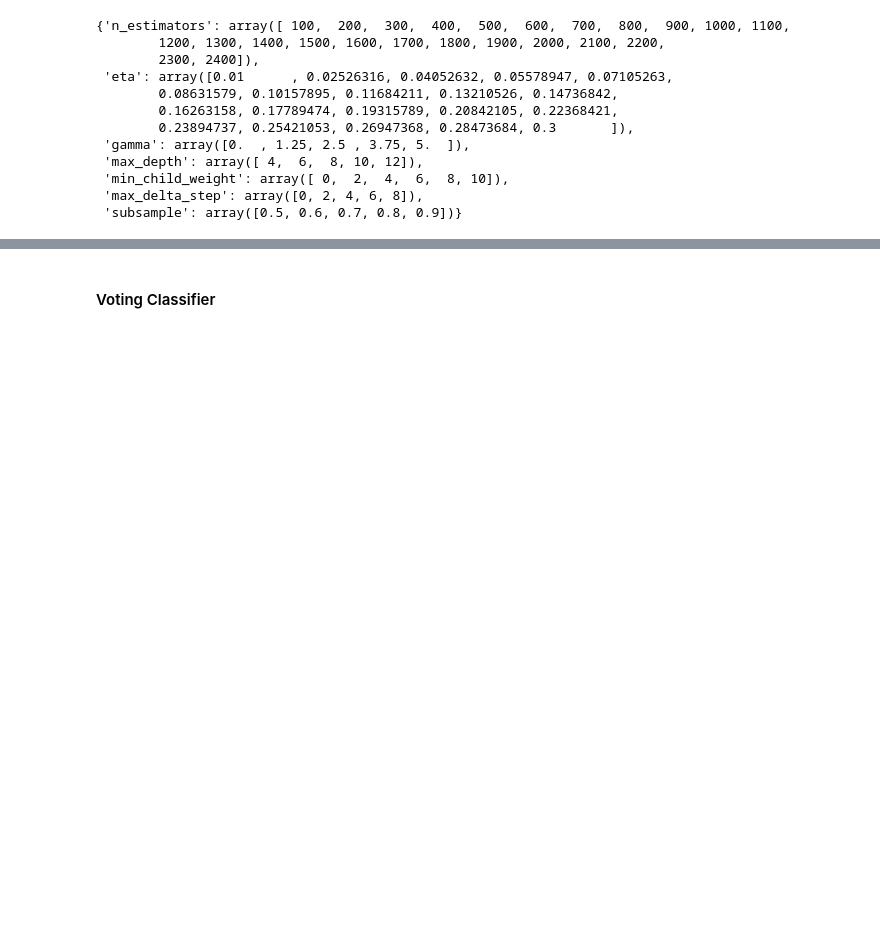
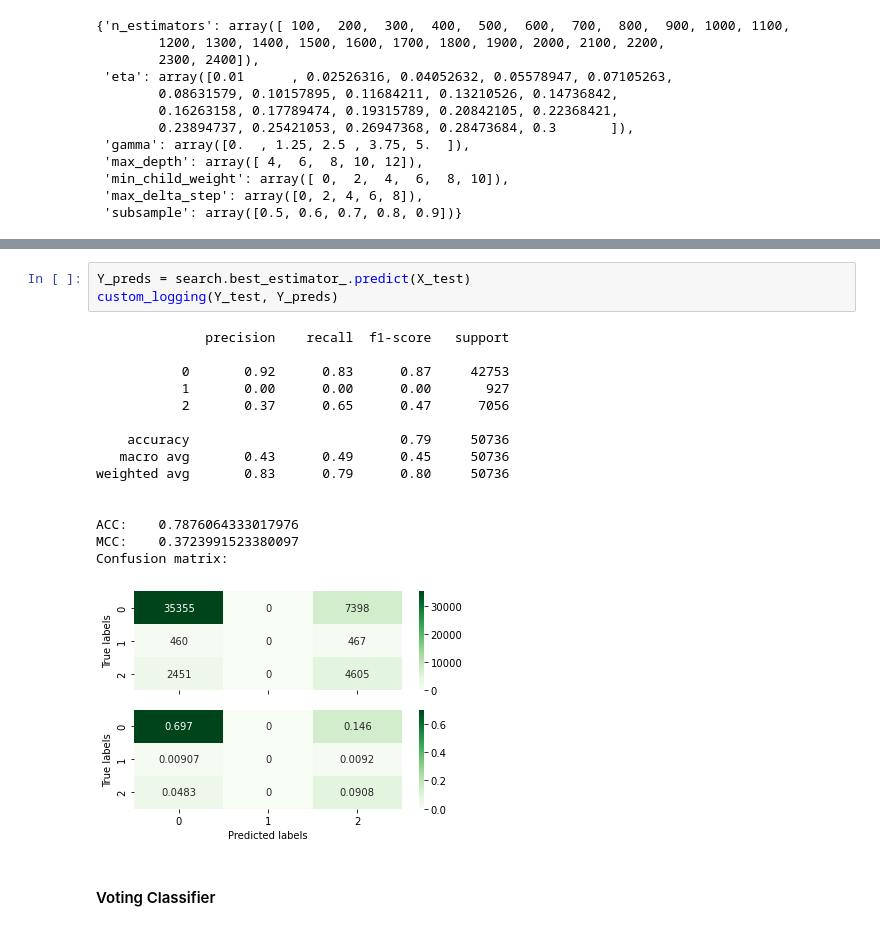
Before and after one commit to andnic51294/Diabetes_prediction, a Jupyter notebook: experimentation.ipynb, the cells around one changed output, grey strips where cells are left out. Saved outputs shown, nothing was run; the diff lists cells and outputs as text; blank space fills up the shorter version.

```diff
--- a/experimentation.ipynb
+++ b/experimentation.ipynb
@@ -2531,3 +2515,22 @@ Fitting 10 folds for each of 100 candidates, totalling 1000 fits
+# %%
+Y_preds = search.best_estimator_.predict(X_test)
+custom_logging(Y_test, Y_preds)
+# %% [output]
+              precision    recall  f1-score   support
+
+           0       0.92      0.83      0.87     42753
+           1       0.00      0.00      0.00       927
+           2       0.37      0.65      0.47      7056
+
+    accuracy                           0.79     50736
+   macro avg       0.43      0.49      0.45     50736
+weighted avg       0.83      0.79      0.80     50736
+
+
+ACC:    0.7876064333017976
+MCC:    0.3723991523380097
+Confusion matrix:
+[figure, added]
 # %% [markdown]
 #### Voting Classifier
 # %%
```
Also changed, not shown: parts of 2 cells of this notebook.
